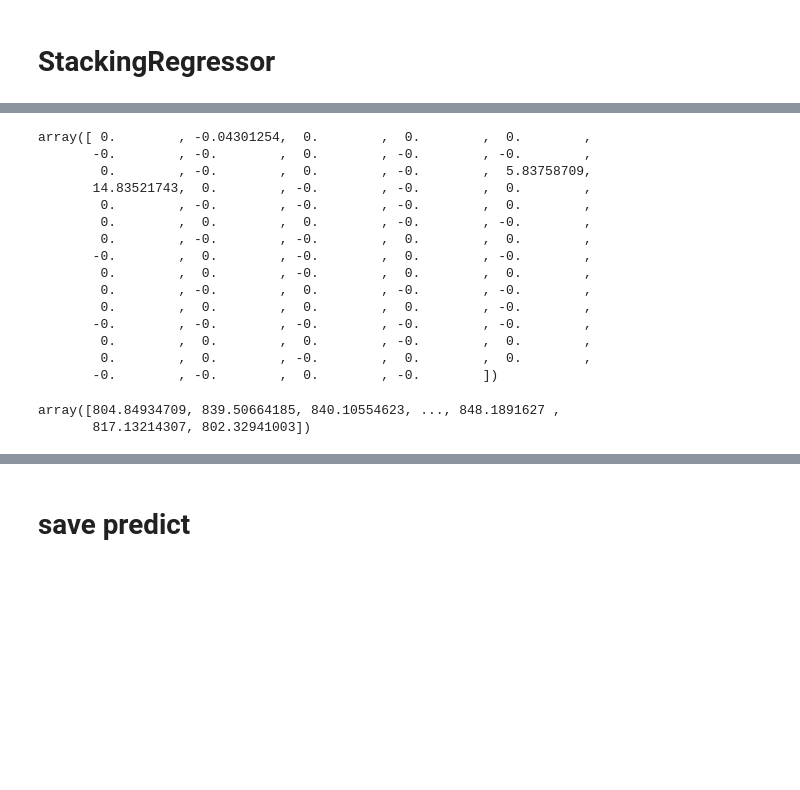
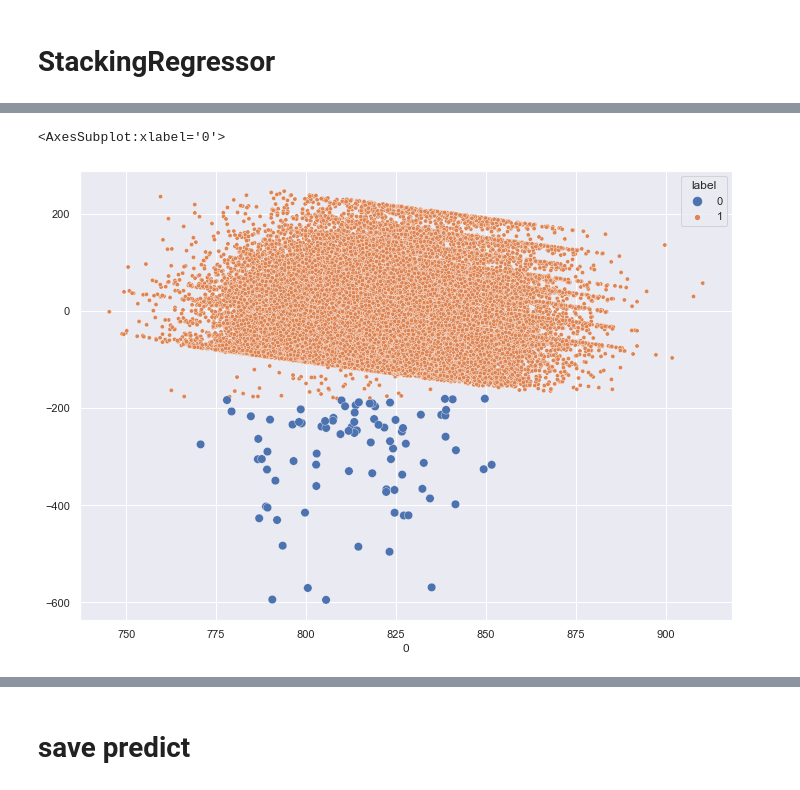
Before and after one commit to user-vi/Kaggle_30DaysOfML, a Jupyter notebook: ensemble.ipynb, the cells around one changed output, grey strips where cells are left out. Saved outputs shown, nothing was run; the diff lists cells and outputs as text; code cells hidden in the pictures; blank space fills up the shorter version.

```diff
--- a/ensemble.ipynb
+++ b/ensemble.ipynb
@@ -181,0 +143,2 @@ train_ensemble = pd.read_csv("./en_train_ensemble.csv", delimiter=",", sep='.')
+# %%
+df = pd.concat([test, train_ensemble.drop('target', axis=1), test_ensemble.drop('target', axis=1)])
@@ -181,0 +338,4 @@ train_ensemble = pd.read_csv("./en_train_ensemble.csv", delimiter=",", sep='.')
+# %%
+pred = model.predict(transform)
+print(mean_squared_error(train_ensemble["target"], pred, squared=False))
+train_ensemble['pred_lasso'] = pred
@@ -323,23 +366,3 @@ pred = model.predict(X_test)
-# %%
-model.coef_
-# %% [output]
-array([ 0.        , -0.04301254,  0.        ,  0.        ,  0.        ,
-       -0.        , -0.        ,  0.        , -0.        , -0.        ,
-        0.        , -0.        ,  0.        , -0.        ,  5.83758709,
-       14.83521743,  0.        , -0.        , -0.        ,  0.        ,
-        0.        , -0.        , -0.        , -0.        ,  0.        ,
-        0.        ,  0.        ,  0.        , -0.        , -0.        ,
-        0.        , -0.        , -0.        ,  0.        ,  0.        ,
-       -0.        ,  0.        , -0.        ,  0.        , -0.        ,
-        0.        ,  0.        , -0.        ,  0.        ,  0.        ,
-        0.        , -0.        ,  0.        , -0.        , -0.        ,
-        0.        ,  0.        ,  0.        ,  0.        , -0.        ,
-       -0.        , -0.        , -0.        , -0.        , -0.        ,
-        0.        ,  0.        ,  0.        , -0.        ,  0.        ,
-        0.        ,  0.        , -0.        ,  0.        ,  0.        ,
-       -0.        , -0.        ,  0.        , -0.        ])
-# %%
-pred
-# %% [output]
-array([804.84934709, 839.50664185, 840.10554623, ..., 848.1891627 ,
-       817.13214307, 802.32941003])
+# %%
+train_ensemble['residuals'] = train_ensemble['target'] - train_ensemble['0']
+train_ensemble['label'] = train_ensemble.residuals.apply(lambda x: 1 if x > -180 else 0)
@@ -345,0 +372,7 @@ array([804.84934709, 839.50664185, 840.10554623, ..., 848.1891627 ,
+# %%
+sns.set(rc={'figure.figsize':(11.7,8.27)})
+residuals = train_ensemble['target'] - train_ensemble['0']
+sns.scatterplot(train_ensemble['0'], residuals, hue = train_ensemble['label'], size=train_ensemble['label'])
+# %% [output]
+<AxesSubplot:xlabel='0'>
+[figure, added]
```
Also changed, not shown: parts of 41 cells of this notebook.
